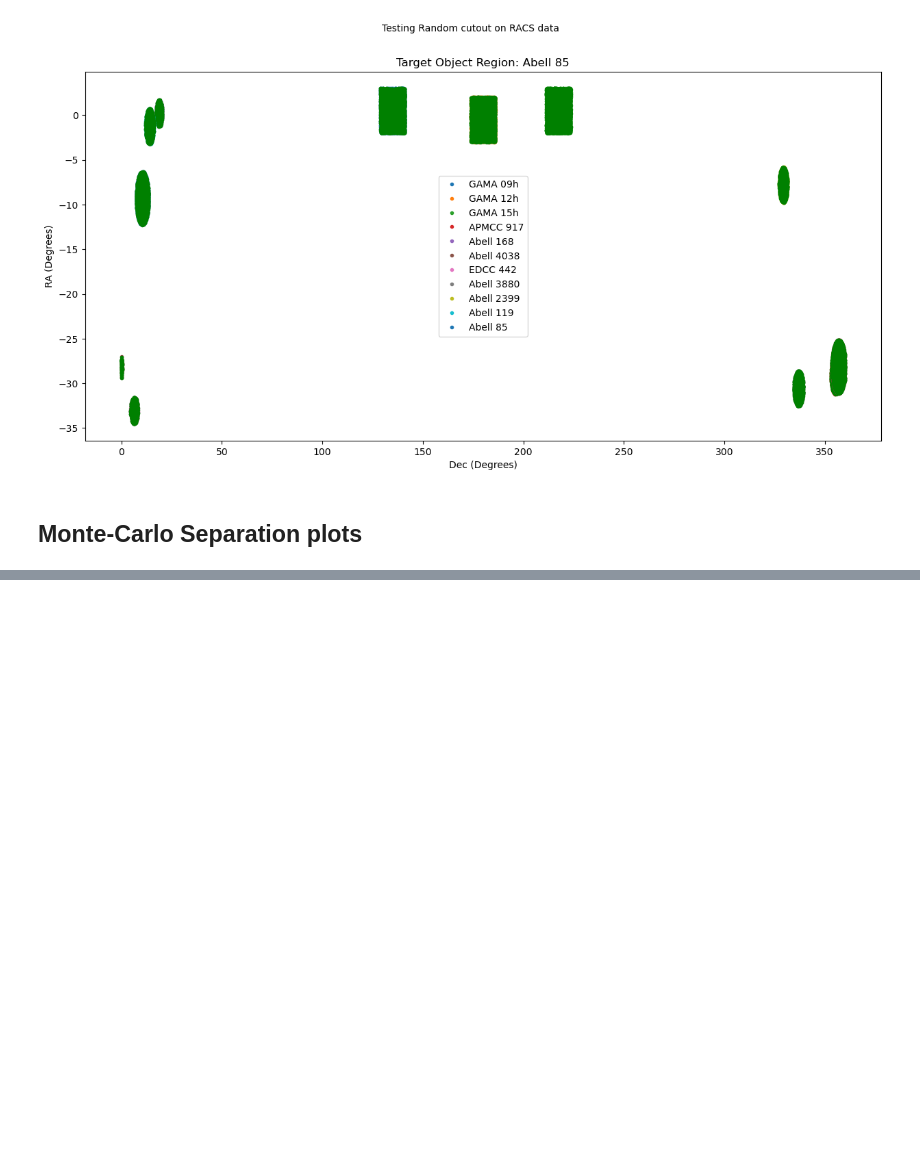
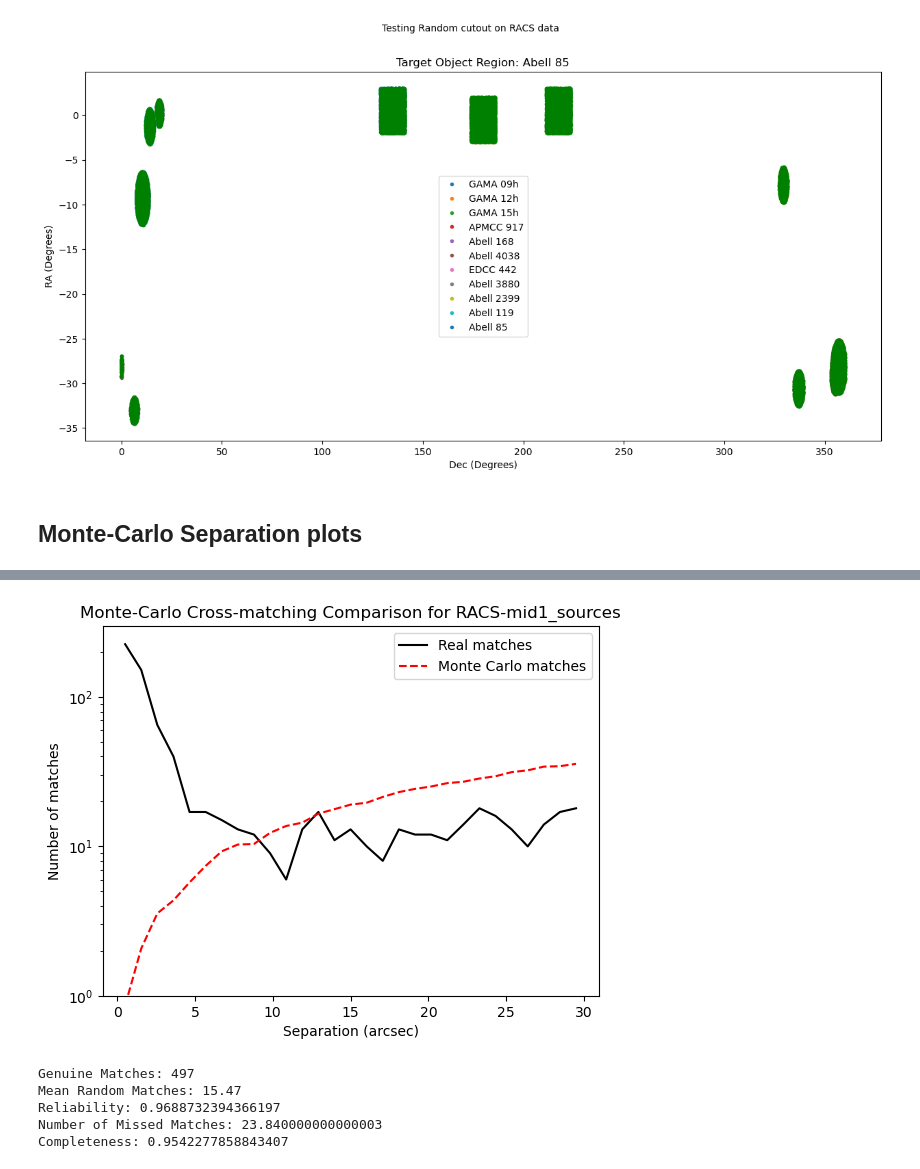
Before and after one commit to mspan4/sami_tools_smc_mspa4681, a Jupyter notebook: Code/Getting_cutouts.ipynb, the cells around one changed output, grey strips where cells are left out. Drawn from its saved outputs; the diff is of its cells as text; code cells hidden in the pictures; blank space fills up the shorter version.

```diff
--- a/Code/Getting_cutouts.ipynb
+++ b/Code/Getting_cutouts.ipynb
@@ -716,0 +761,19 @@ plt.show()
+# %%
+refresh_module()
+
+# all_fctns.get_fits_table_SAMI_target_regions_cutout(Source_dir + "Catalogues\\", "RACS-mid1_sources.fits", col_names=('RA', 'Dec'), overwrite=True)
+
+all_random_separations, real_separations  = get_monte_carlo_separation_plot(Source_dir+"Catalogues\\", "RACS-mid1_sources.fits", crossmatching_colnames=('RA', 'Dec'),
+                                                                                         max_sep_arcsec=30, max_shifts=(0.01, 0.01))
+plt.yscale('log')
+plt.ylim(1, plt.ylim()[1])
+plt.show()
+
+get_montecarlo_statistics(all_random_separations, real_separations, matching_sep=5, intercept_point=9)
+# %% [output]
+[figure, added]
+Genuine Matches: 497
+Mean Random Matches: 15.47
+Reliability: 0.9688732394366197
+Number of Missed Matches: 23.840000000000003
+Completeness: 0.9542277858843407
```
Also changed, not shown: parts of 7 cells of this notebook, 4 other files.
